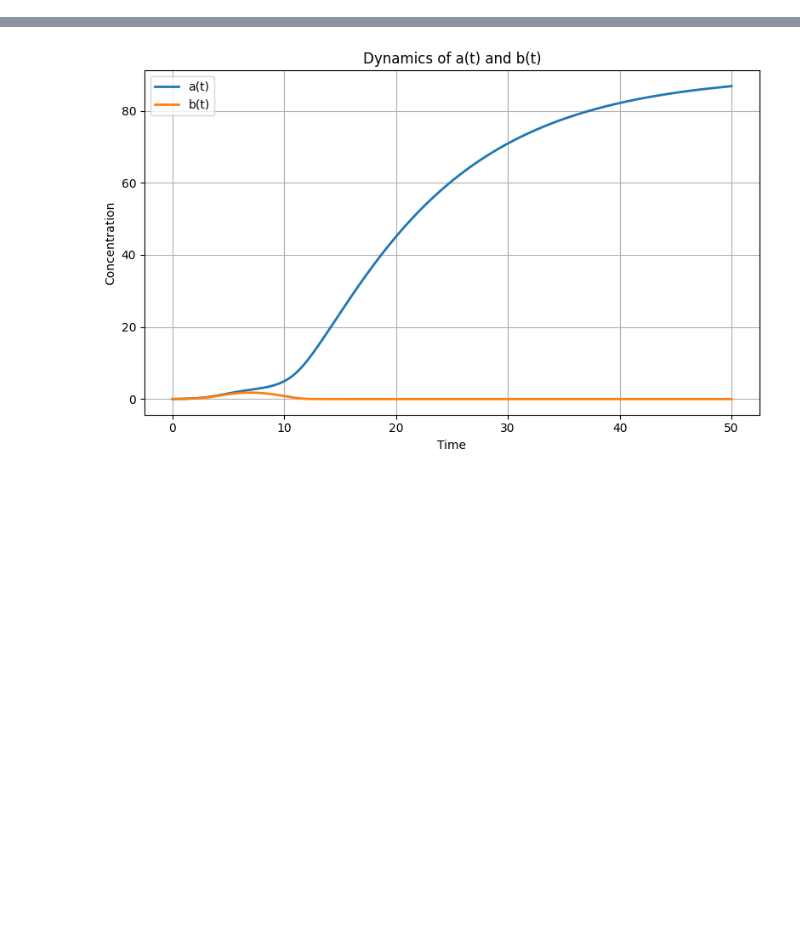
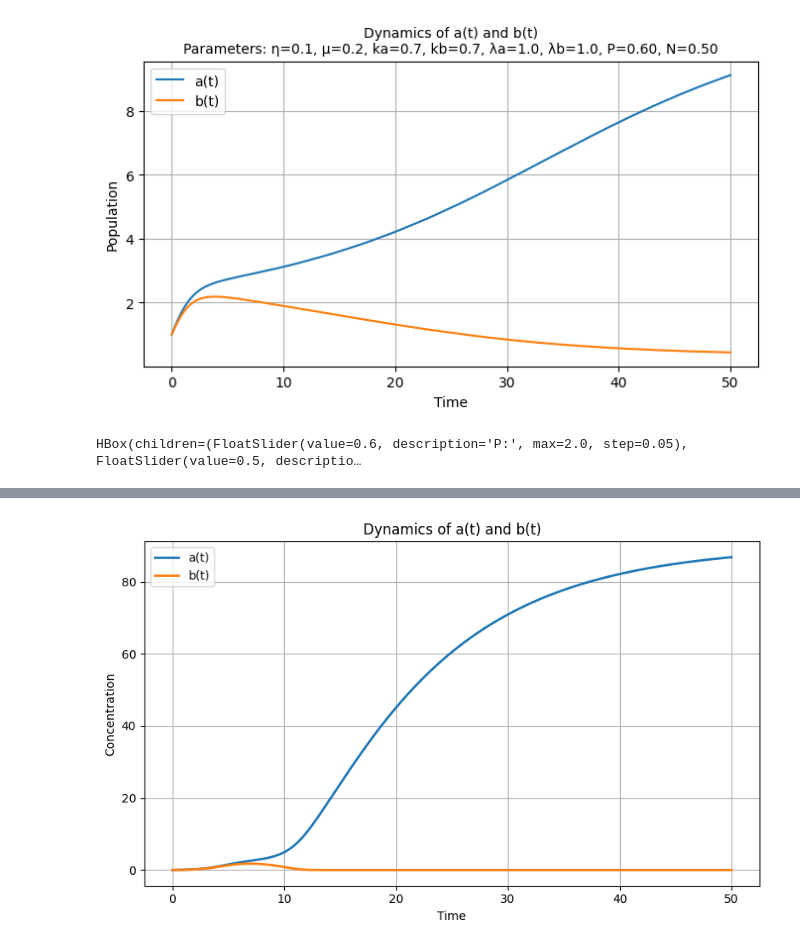
Before and after one commit to Aeronobase/Code-neural-network-with-CRNs, a Jupyter notebook: Sym Neuron-Rondelez_1.ipynb, the cells around one changed output, grey strips where cells are left out. Cells and saved outputs as stored; diff of their text form; code cells hidden in the pictures; blank space fills up the shorter version.

```diff
--- a/Sym Neuron-Rondelez_1.ipynb
+++ b/Sym Neuron-Rondelez_1.ipynb
@@ -2,0 +23,74 @@
+# %%
+from scipy.integrate import solve_ivp
+import numpy as np
+import matplotlib.pyplot as plt
+from ipywidgets import widgets, interactive_output
+from IPython.display import display, clear_output
+
+# Fixed constants
+eta = 0.1
+mu = 0.2
+ka = 0.7
+kb = 0.7
+lambda_a = 1.0
+lambda_b = 1.0
+
+# dydt function
+def dydt(t, y, P, N):
+    a, b = y
+    da_dt = P + (lambda_a * a) / (1 + ka * a) - eta * a - mu * a * b
+    db_dt = N + (lambda_b * b) / (1 + kb * b) - eta * b - mu * a * b
+    return [da_dt, db_dt]
+
+# Widgets
+P_slider = widgets.FloatSlider(value=0.6, min=0.0, max=2.0, step=0.05, description='P:')
+N_slider = widgets.FloatSlider(value=0.5, min=0.0, max=2.0, step=0.05, description='N:')
+output = widgets.Output()
+
+# Set up figure
+fig, ax = plt.subplots(figsize=(8, 4))
+
+# Function to update plot
+def update(P, N):
+    ax.clear()
+
+    # Initial conditions and time span
+    y0 = [1.0, 1.0]
+    t_span = [0, 50]
+    t = np.linspace(0, 50, 1000)
+
+    # Solve ODE
+    sol = solve_ivp(lambda t, y: dydt(t, y, P, N), t_span, y0, t_eval=t)
+
+    # Plot results
+    ax.plot(sol.t, sol.y[0], label='a(t)')
+    ax.plot(sol.t, sol.y[1], label='b(t)')
+    ax.set_xlabel('Time')
+    ax.set_ylabel('Population')
+
+    # Build title with all fixed parameters
+    title_text = (
+        f"Dynamics of a(t) and b(t)\n"
+        f"Parameters: η={eta}, μ={mu}, ka={ka}, kb={kb}, λa={lambda_a}, λb={lambda_b}, "
+        f"P={P:.2f}, N={N:.2f}"
+    )
+    ax.set_title(title_text, fontsize=10)
+    ax.legend()
+    ax.grid(True)
+
+    # Refresh output
+    with output:
+        clear_output(wait=True)
+        display(fig)
+
+# Initial plot
+update(P_slider.value, N_slider.value)
+
+# Link widgets
+interactive_plot = interactive_output(update, {'P': P_slider, 'N': N_slider})
+controls = widgets.HBox([P_slider, N_slider])
+
+display(controls, output)
+# %% [output]
+[figure, added]
+HBox(children=(FloatSlider(value=0.6, description='P:', max=2.0, step=0.05), FloatSlider(value=0.5, descriptio…
```
Also changed, not shown: parts of 23 cells of this notebook, 4 other files.
